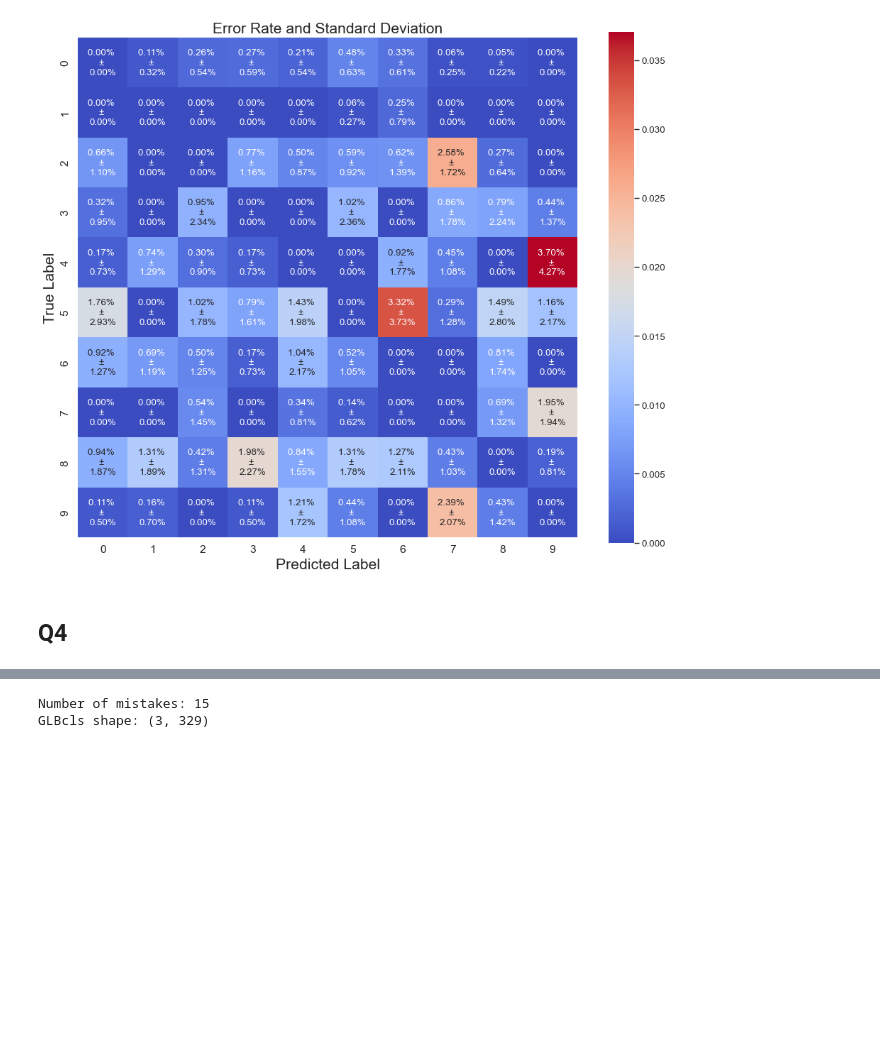
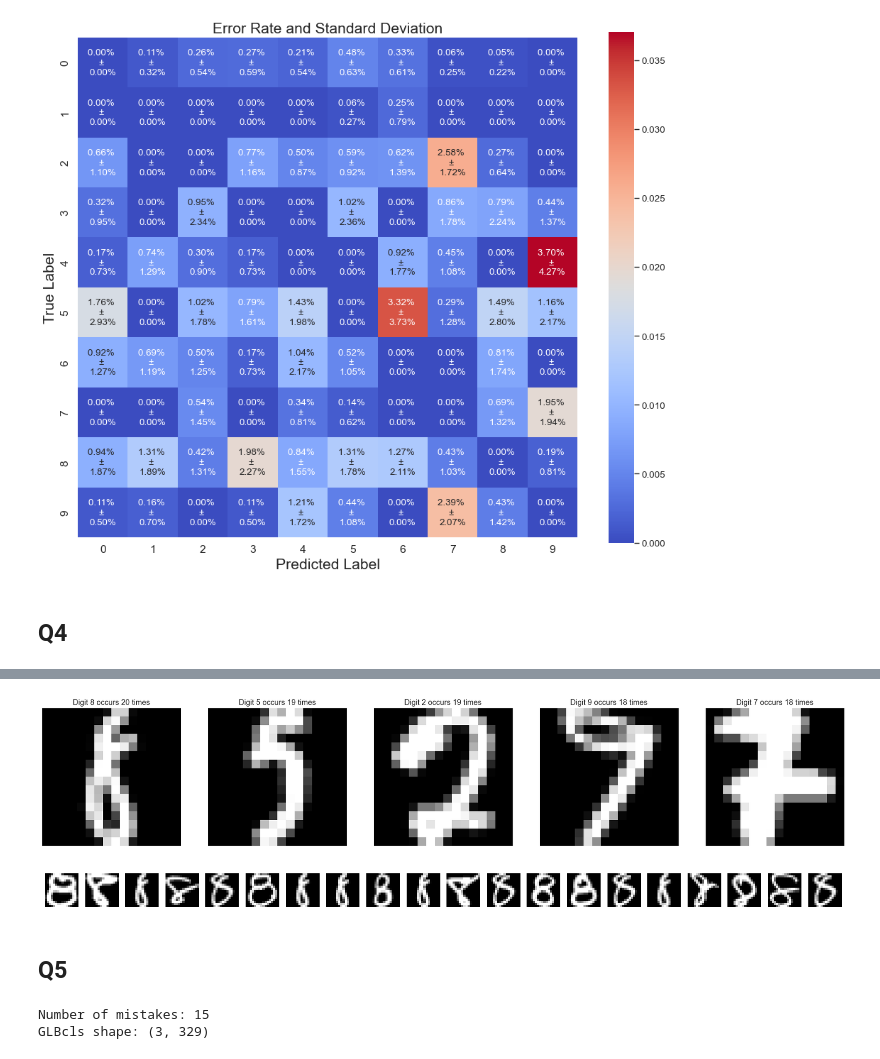
Before and after one commit to marcali/Supervised_Learning_CW2, a Jupyter notebook: KernelPerceptron.ipynb, the cells around one changed output, grey strips where cells are left out. Saved outputs shown, nothing was run; the diff lists cells and outputs as text; code cells hidden in the pictures; blank space fills up the shorter version.

```diff
--- a/KernelPerceptron.ipynb
+++ b/KernelPerceptron.ipynb
@@ -381,0 +510,42 @@ plt.tight_layout()
+# %%
+def get_first_image_by_label(label):
+    for image_dict in image_data:
+        if image_dict['label'] == label:
+            return image_dict['image']
+
+fig, axes = plt.subplots(1, 5, figsize=(25, 5))
+most_common_labels = Counter(label_counts).most_common(5)
+
+for ax, label_data in zip(axes, most_common_labels):
+    label, count = label_data[0], label_data[1]
+    image1 = np.array(get_first_image_by_label(label)).reshape(16, 16)
+    ax.imshow(image1, cmap='gray')
+    ax.axis('off')
+    # Display the count as the title of the subplot
+    ax.set_title(f"Digit {label} occurs {count} times")
+
+plt.show()
+# %% [output]
+[figure, added]
+# %%
+most_misclassified_label = max(label_counts, key=label_counts.get)
+label_counter = Counter(label_counts)
+most_common_labels = label_counter.most_common(5)
+most_misclassified_images = []
+for i_run in misclassified_images:
+    if most_misclassified_label in misclassified_images[i_run]:
+        most_misclassified_images.append(misclassified_images[i_run][most_misclassified_label])
+
+fig, axes = plt.subplots(1, len(most_misclassified_images), figsize=(15, 5))
+
+for ax, image in zip(axes, most_misclassified_images):
+
+    data = image.reshape(16, 16)
+    ax.imshow(data, cmap='gray')
+    ax.axis('off')
+
+plt.show()
+# %% [output]
+[figure, added]
+# %% [markdown]
+## Q5
```
Also changed, not shown: parts of 4 cells of this notebook.
